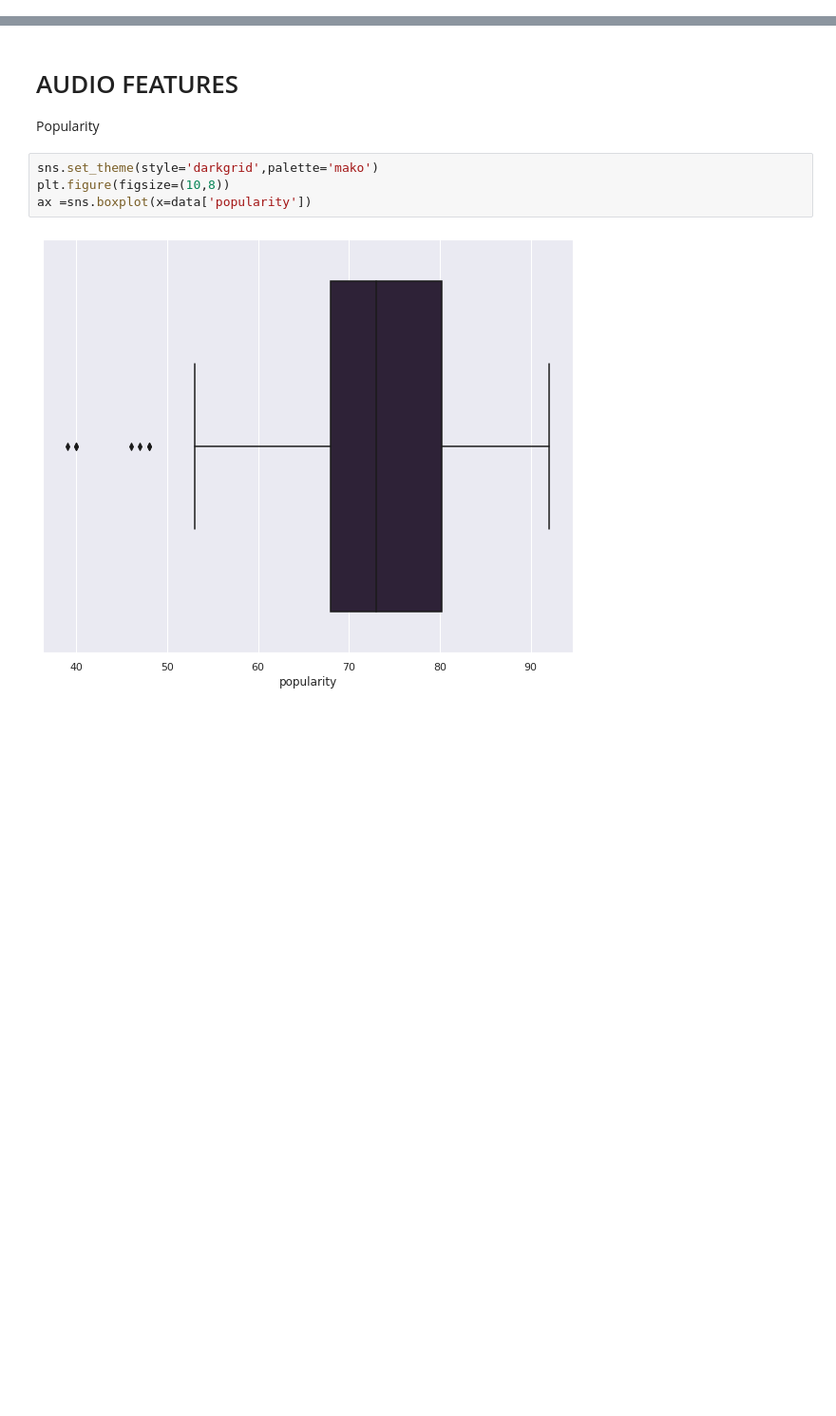
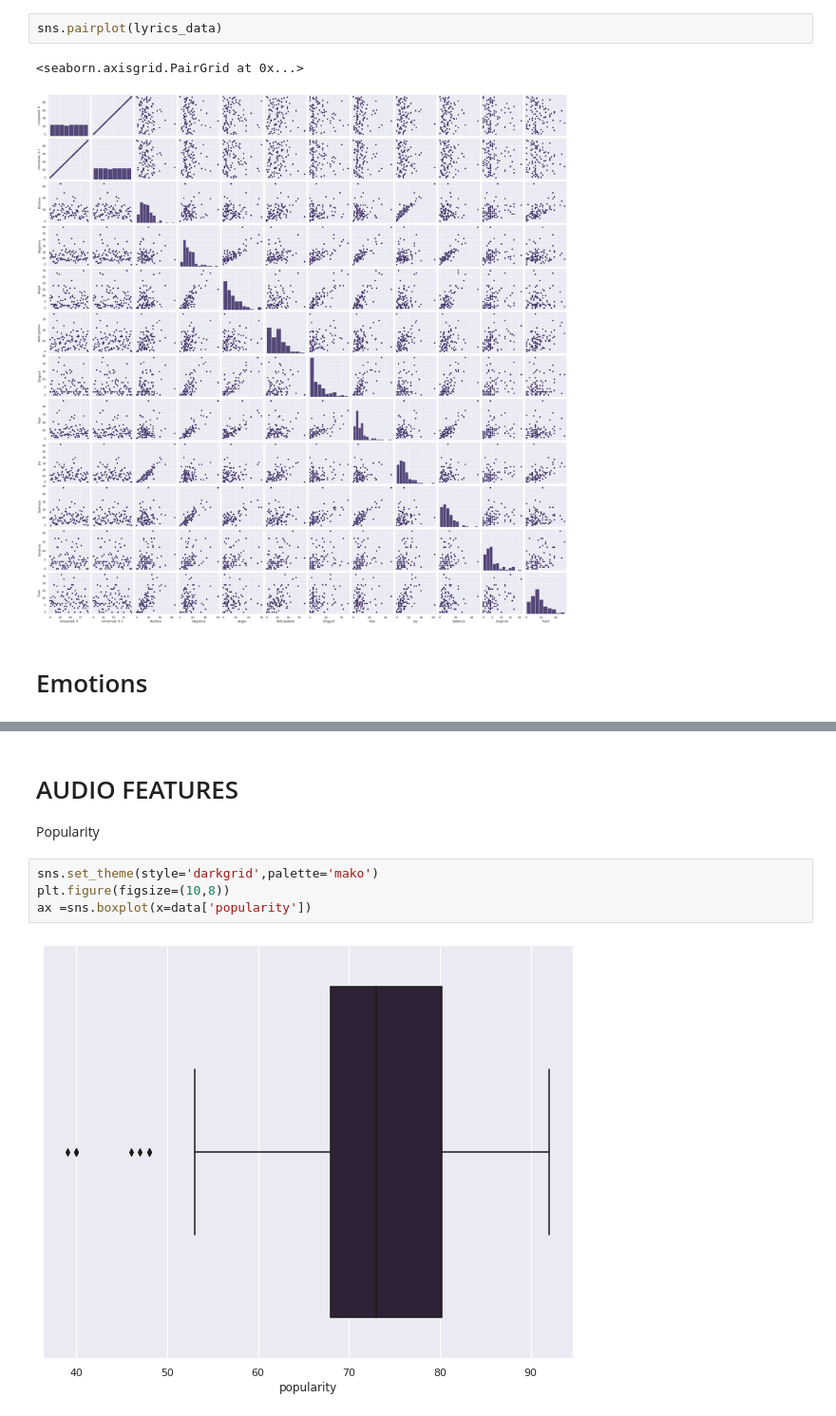
Before and after one commit to Gail529/chess_ML, a Jupyter notebook: Taylor_analysis.ipynb, the cells around one changed output, grey strips where cells are left out. Shown at 95% size. Drawn from its saved outputs; the diff is of its cells as text; blank space fills up the shorter version.

```diff
--- a/Taylor_analysis.ipynb
+++ b/Taylor_analysis.ipynb
@@ -14,0 +115,7 @@ data.head(2)
+# %%
+sns.pairplot(lyrics_data)
+# %% [output]
+<seaborn.axisgrid.PairGrid at 0x...>
+[figure, added]
+# %% [markdown]
+# Emotions
```
Also changed, not shown: parts of 27 cells of this notebook.
